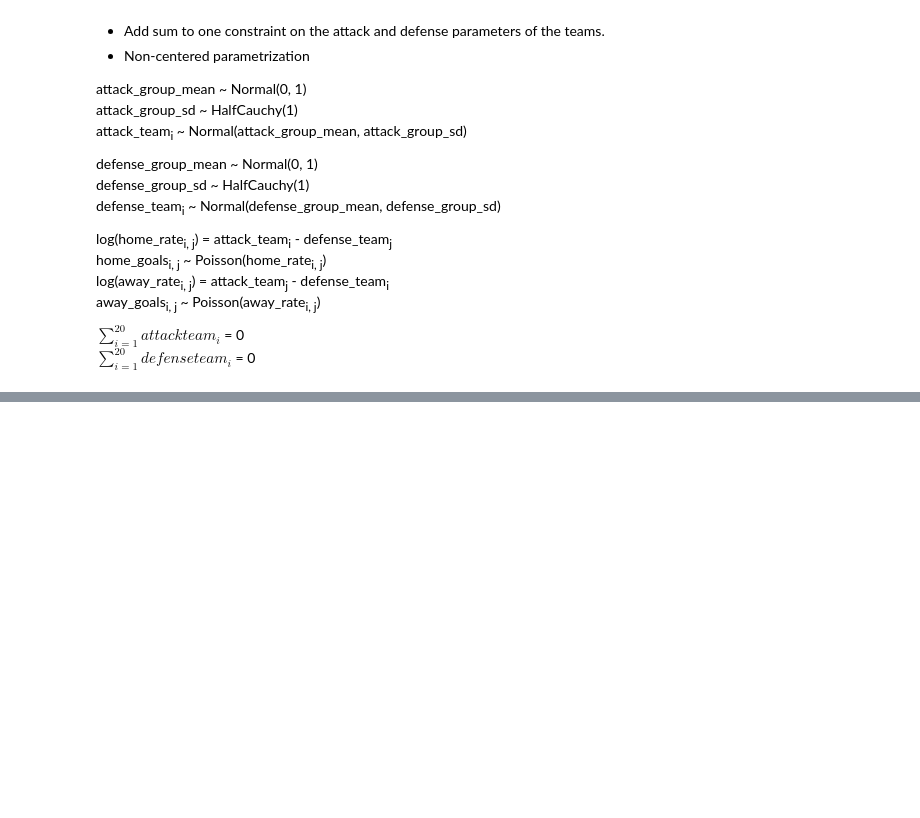
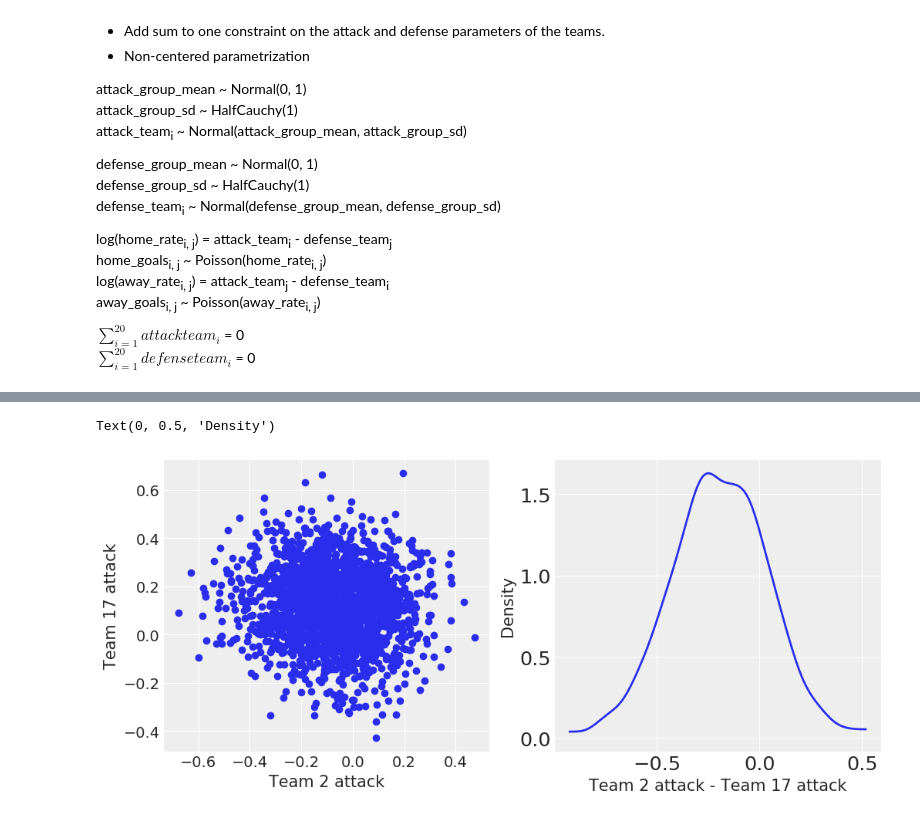
Before and after one commit to sagartomar/football-season-forecast, a Jupyter notebook: Modelling.ipynb, the cells around one changed output, grey strips where cells are left out. Saved outputs shown, nothing was run; the diff lists cells and outputs as text; code cells hidden in the pictures; blank space fills up the shorter version.

```diff
--- a/Modelling.ipynb
+++ b/Modelling.ipynb
@@ -294,0 +321,13 @@ az.summary(trace_2, var_names=['defense_group_mean', 'defense_group_sd', 'defens
+# %%
+fig, axs = plt.subplots(1, 2, figsize=(12, 5))
+
+axs[0].plot(trace_2['attack_team'][:, 2], trace_2['attack_team'][:, 17], 'o')
+axs[0].set_xlabel('Team 2 attack')
+axs[0].set_ylabel('Team 17 attack')
+
+az.plot_dist(trace_2['attack_team'][:, 2] - trace_2['attack_team'][:, 17], ax=axs[1])
+axs[1].set_xlabel('Team 2 attack - Team 17 attack')
+axs[1].set_ylabel('Density')
+# %% [output]
+Text(0, 0.5, 'Density')
+[figure, added]
```
Also changed, not shown: parts of 14 cells of this notebook.
